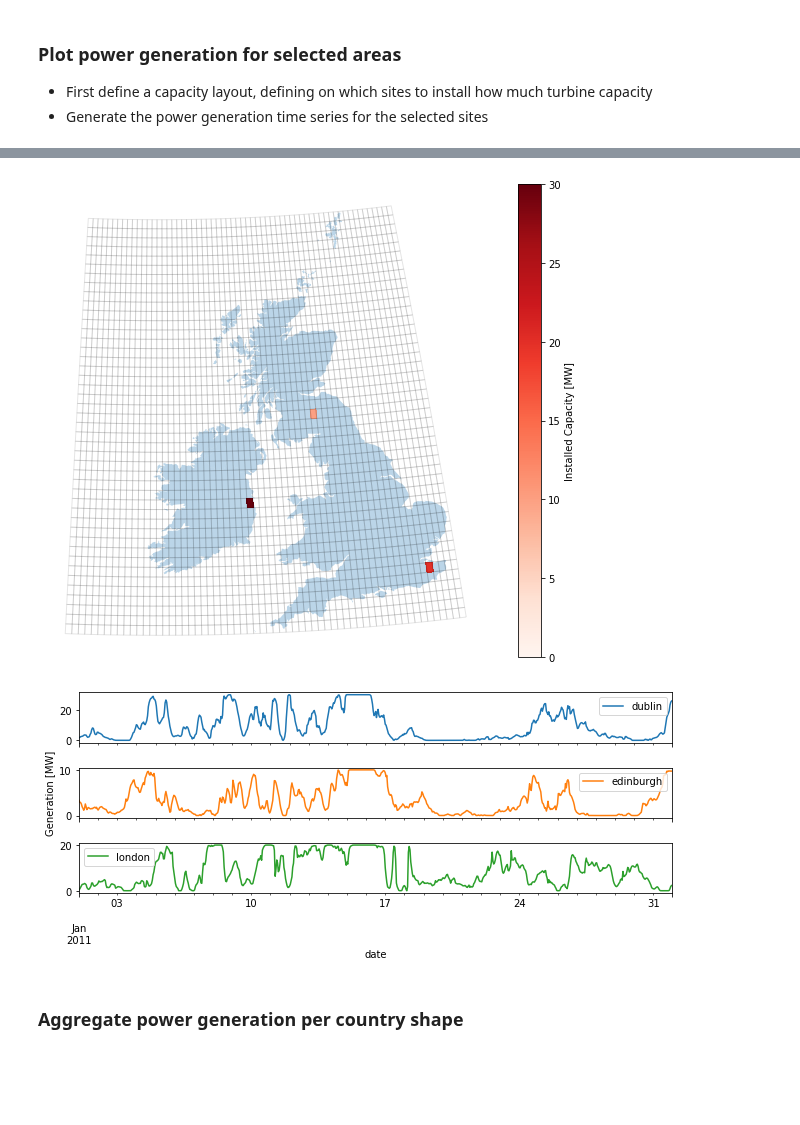
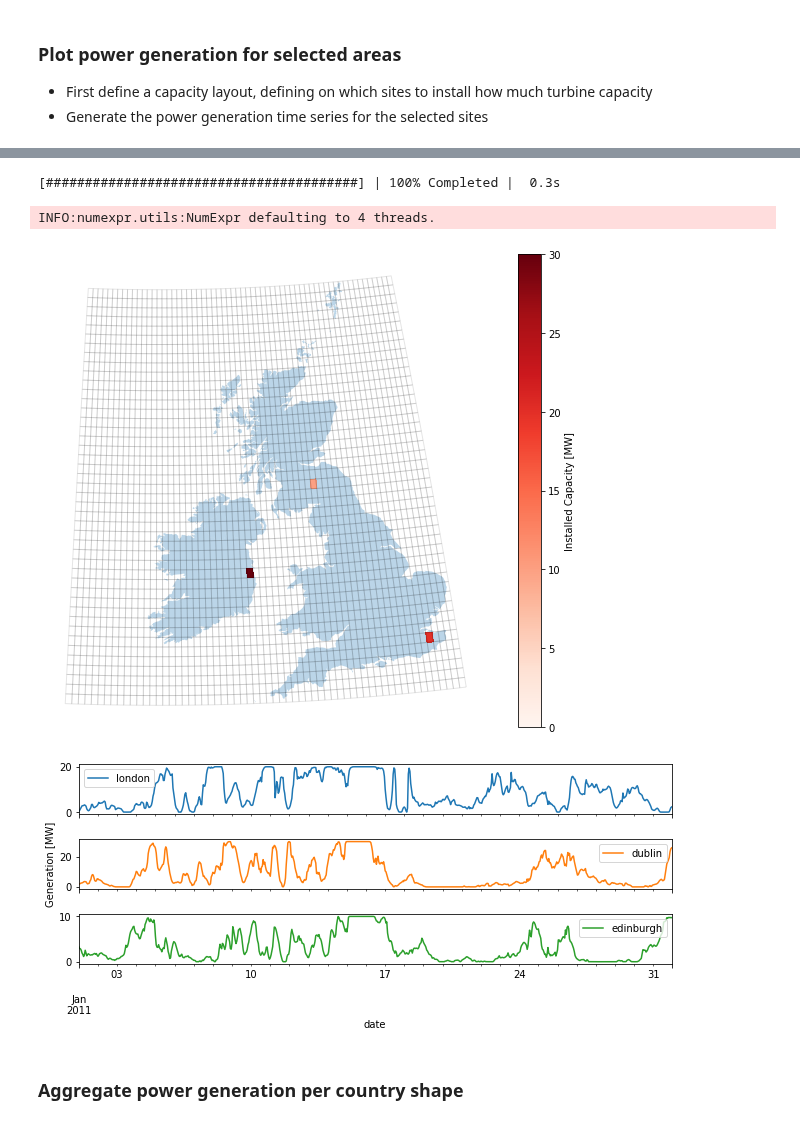
Before and after one commit to PyPSA/atlite, a Jupyter notebook: examples/plotting_with_atlite.ipynb, the cells around one changed output, grey strips where cells are left out. Saved outputs shown, nothing was run; the diff lists cells and outputs as text; code cells hidden in the pictures; blank space fills up the shorter version.

Commit message:
review examples: 	- clean and run create_cutout and plotting notebook 	- delete tiny create_cutout.py script 	- add comparison script for verions 1 and 2

```diff
--- a/examples/plotting_with_atlite.ipynb
+++ b/examples/plotting_with_atlite.ipynb
@@ -203,7 +205,7 @@ fig, axes = plt.subplots(len(sites), sharex=True, figsize=(9, 4))
 power_generation = cutout.wind('Vestas_V112_3MW', layout=layout,
                                shapes=cells_generation.geometry)
 
-power_generation.to_series().unstack(0).plot(subplots=True, ax=axes)
+power_generation.to_pandas().plot(subplots=True, ax=axes)
 axes[2].set_xlabel('date')
 axes[1].set_ylabel('Generation [MW]')
 fig.tight_layout()
@@ -212,5 +214,7 @@ Convert and aggregate `wind`: 100% (1 of 1) || Elapsed Time: 0:00:00 Time:  0:00
+[########################################] | 100% Completed |  0.3s
+INFO:numexpr.utils:NumExpr defaulting to 4 threads.
 [figure]
-[figure, old version]
+[figure, new version]
 # %% [markdown]
 ### Aggregate power generation per country shape
 # %%
```
Also changed, not shown: parts of 6 cells of this notebook, 4 other files.
